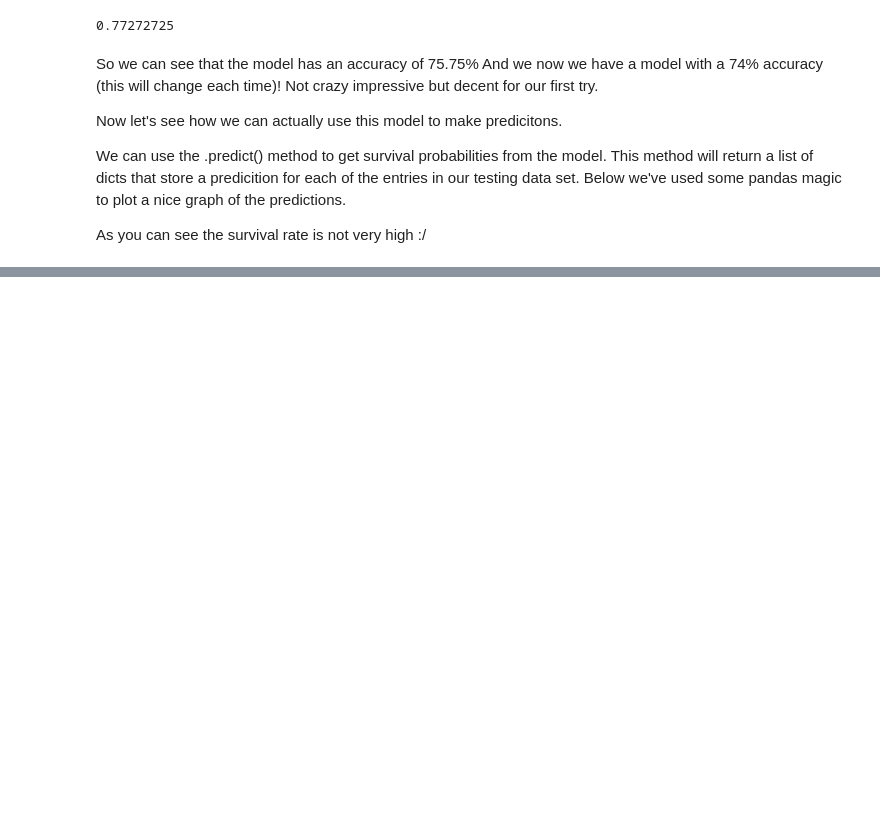
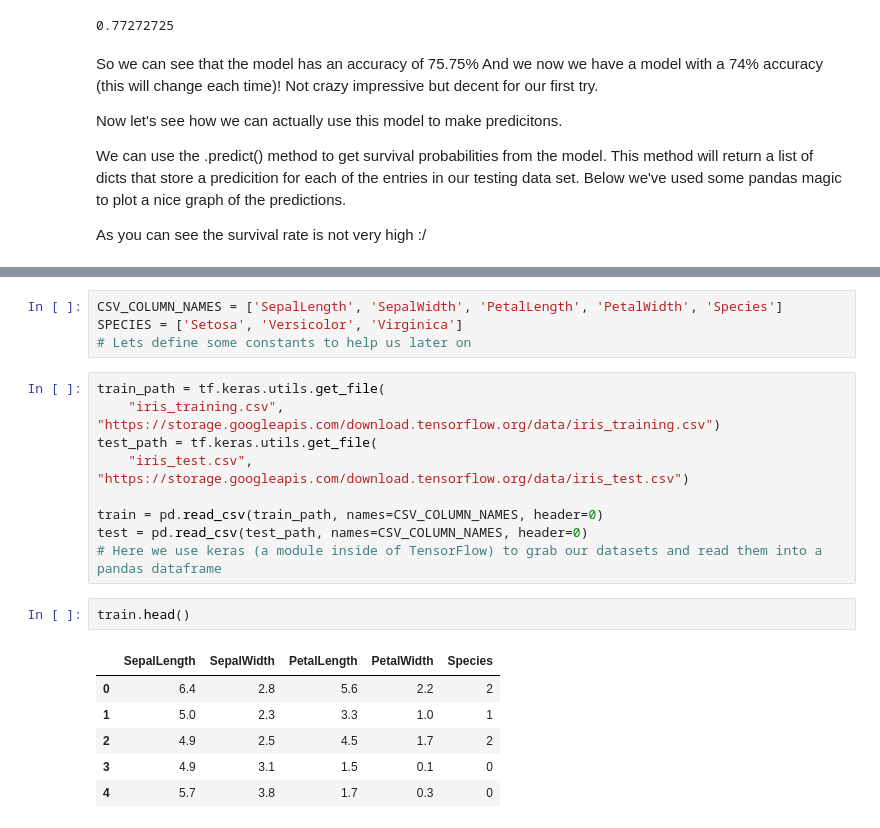
Before and after one commit to abhinavmehra4/ML_Algorithmic_Analysis, a Jupyter notebook: ML_tensorflow.ipynb, the cells around one changed output, grey strips where cells are left out. Cells and saved outputs as stored; diff of their text form; blank space fills up the shorter version.

```diff
--- a/ML_tensorflow.ipynb
+++ b/ML_tensorflow.ipynb
@@ -425,0 +477,22 @@ The code of surviving is 1
+# %%
+CSV_COLUMN_NAMES = ['SepalLength', 'SepalWidth', 'PetalLength', 'PetalWidth', 'Species']
+SPECIES = ['Setosa', 'Versicolor', 'Virginica']
+# Lets define some constants to help us later on
+# %%
+train_path = tf.keras.utils.get_file(
+    "iris_training.csv", "https://storage.googleapis.com/download.tensorflow.org/data/iris_training.csv")
+test_path = tf.keras.utils.get_file(
+    "iris_test.csv", "https://storage.googleapis.com/download.tensorflow.org/data/iris_test.csv")
+
+train = pd.read_csv(train_path, names=CSV_COLUMN_NAMES, header=0)
+test = pd.read_csv(test_path, names=CSV_COLUMN_NAMES, header=0)
+# Here we use keras (a module inside of TensorFlow) to grab our datasets and read them into a pandas dataframe
+# %%
+train.head()
+# %% [output]
+|  | SepalLength | SepalWidth | PetalLength | PetalWidth | Species |
+| 0 | 6.4 | 2.8 | 5.6 | 2.2 | 2 |
+| 1 | 5.0 | 2.3 | 3.3 | 1.0 | 1 |
+| 2 | 4.9 | 2.5 | 4.5 | 1.7 | 2 |
+| 3 | 4.9 | 3.1 | 1.5 | 0.1 | 0 |
+| 4 | 5.7 | 3.8 | 1.7 | 0.3 | 0 |
```
Also changed, not shown: parts of 12 cells of this notebook, 4 other files.
